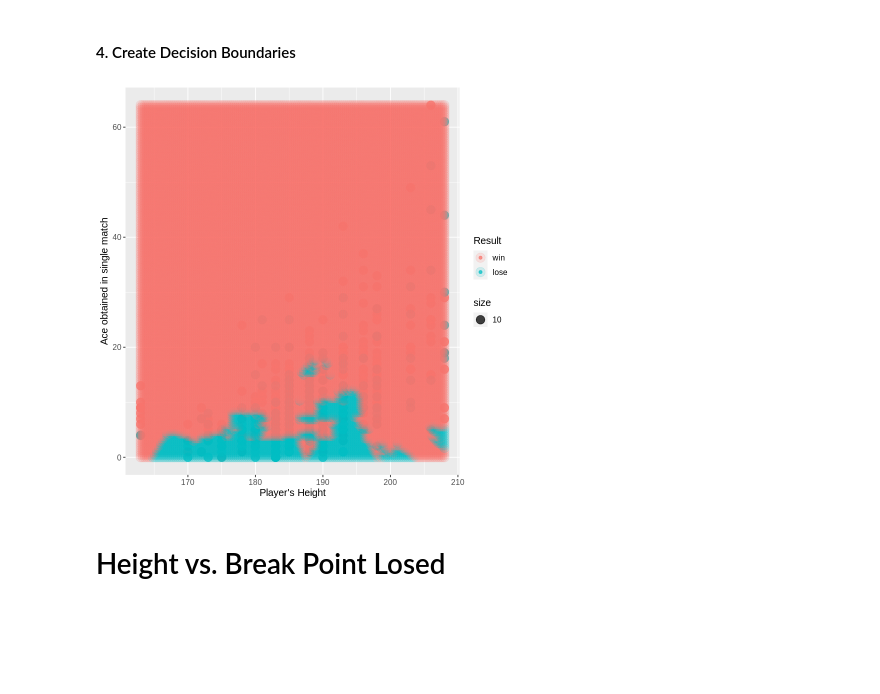
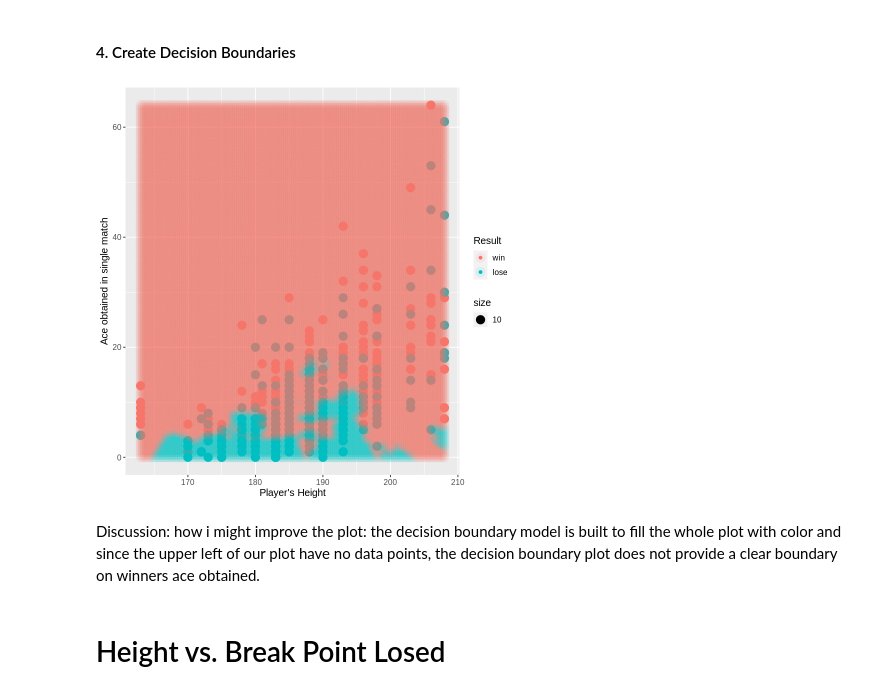
Before and after one commit to Hannah-900/Group_Project, a Jupyter notebook: Final Project Report.ipynb, the cells around one changed output. Drawn from its saved outputs; the diff is of its cells as text; code cells hidden in the pictures; blank space fills up the shorter version.

```diff
--- a/Final Project Report.ipynb
+++ b/Final Project Report.ipynb
@@ -318,39 +352,39 @@ smo_grid <- seq(min(tennis_train$ace),
                 length.out = 150)
 asgrid <- as_tibble(expand.grid(height = are_grid,
                                 ace = smo_grid))
 
 # # use the fit workflow to make predictions at the grid points
 knnPredGrid <- predict(tennis_fit, asgrid)
 
 # # bind the predictions as a new column with the grid points
 prediction_table <- bind_cols(knnPredGrid, asgrid) %>%
   rename(Class = .pred_class)
 
 # # plot:
 # # 1. the colored scatter of the original data
 # # 2. the faded colored scatter for the grid points
-wkflw_plot <-
-  ggplot() +
+wkflw_plot <-ggplot() +
   geom_point(data = tennis_train,
              mapping = aes(x = height,
                            y = ace,
                            color = result,
                            size = 10),
-             alpha = 0.75) +
+             alpha = 2) +
   geom_point(data = prediction_table,
              mapping = aes(x = height,
                            y = ace,
                            color = Class),
-             alpha = 0.15,
+             alpha = 0.08,
              size = 5) +
   labs(color = "Result",
        x = "Player's Height",
        y = "Ace obtained in single match") +
   theme(text = element_text(size = 12))
-
 wkflw_plot
 # %% [output]
-[figure, old version]
+[figure, new version]
+# %% [markdown]
+Discussion: how i might improve the plot: the decision boundary model is built to fill the whole plot with color and since the upper left of our plot have no data points, the decision boundary plot does not provide a clear boundary on winners ace obtained.
 # %% [markdown]
 # Height vs. Break Point Losed
 # %% [markdown]
```
Also changed, not shown: parts of 24 cells of this notebook.
